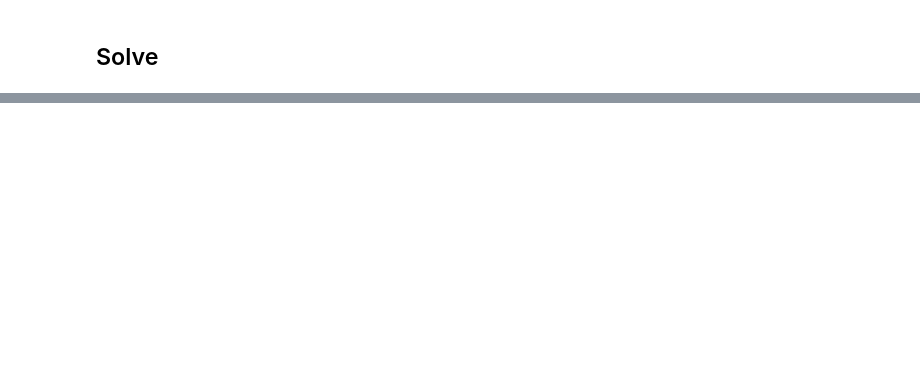
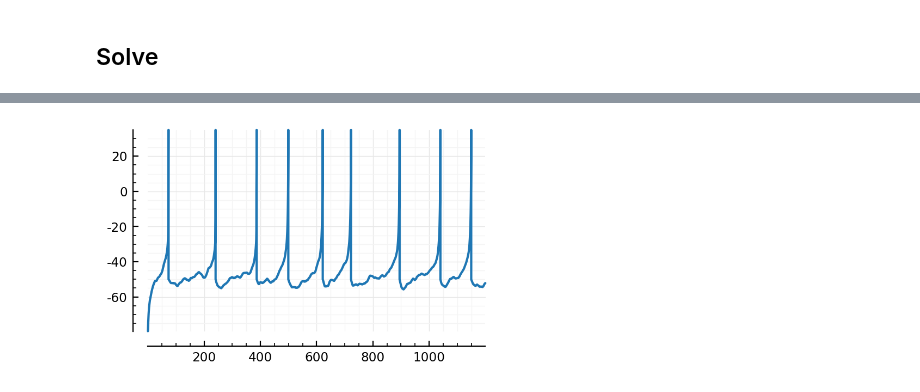
Before and after one commit to tfiers/phd, a Jupyter notebook: nb/2022-02-07__big_N_to_1.ipynb, the cells around one changed output, grey strips where cells are left out. Drawn from its saved outputs; the diff is of its cells as text; code cells hidden in the pictures; blank space fills up the shorter version.

```diff
--- a/nb/2022-02-07__big_N_to_1.ipynb
+++ b/nb/2022-02-07__big_N_to_1.ipynb
@@ -385,0 +407,4 @@ Sciplotlib.plot(sol.t[zoom]/ms, sol[1,zoom]/mV, clip_on=false);
+# %%
+plot(sol);
+# %% [output]
+[figure, added]
```
Also changed, not shown: parts of 18 cells of this notebook, 1 other file.
